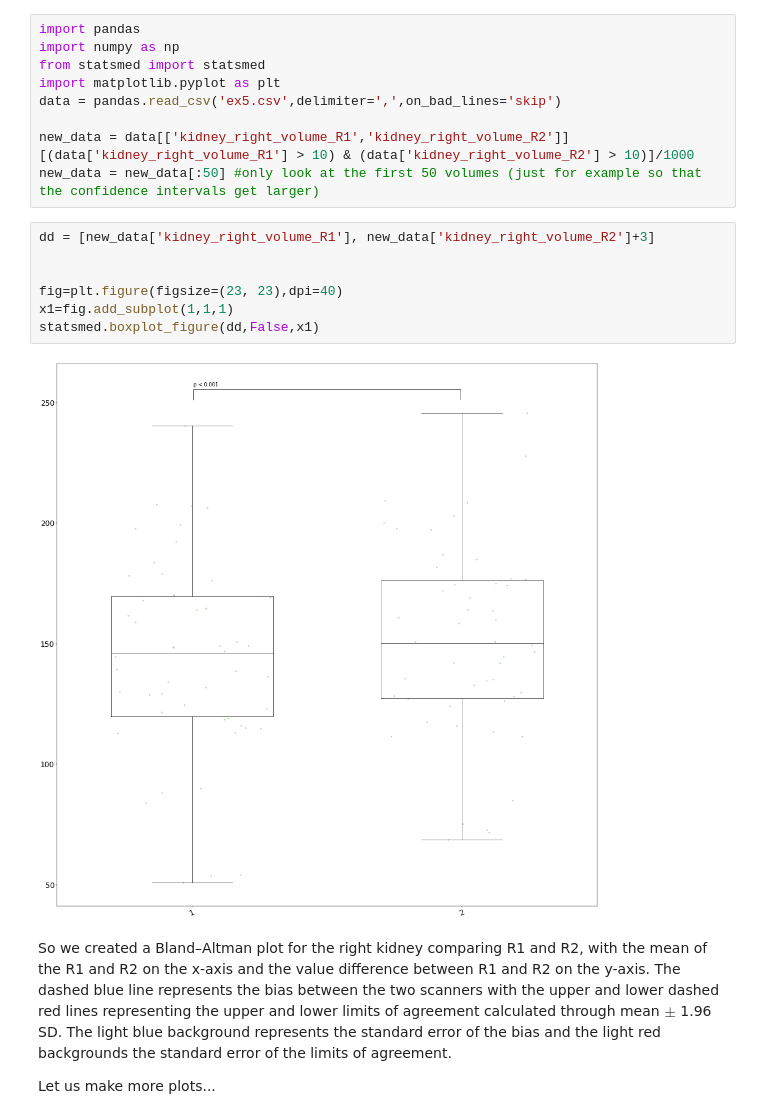
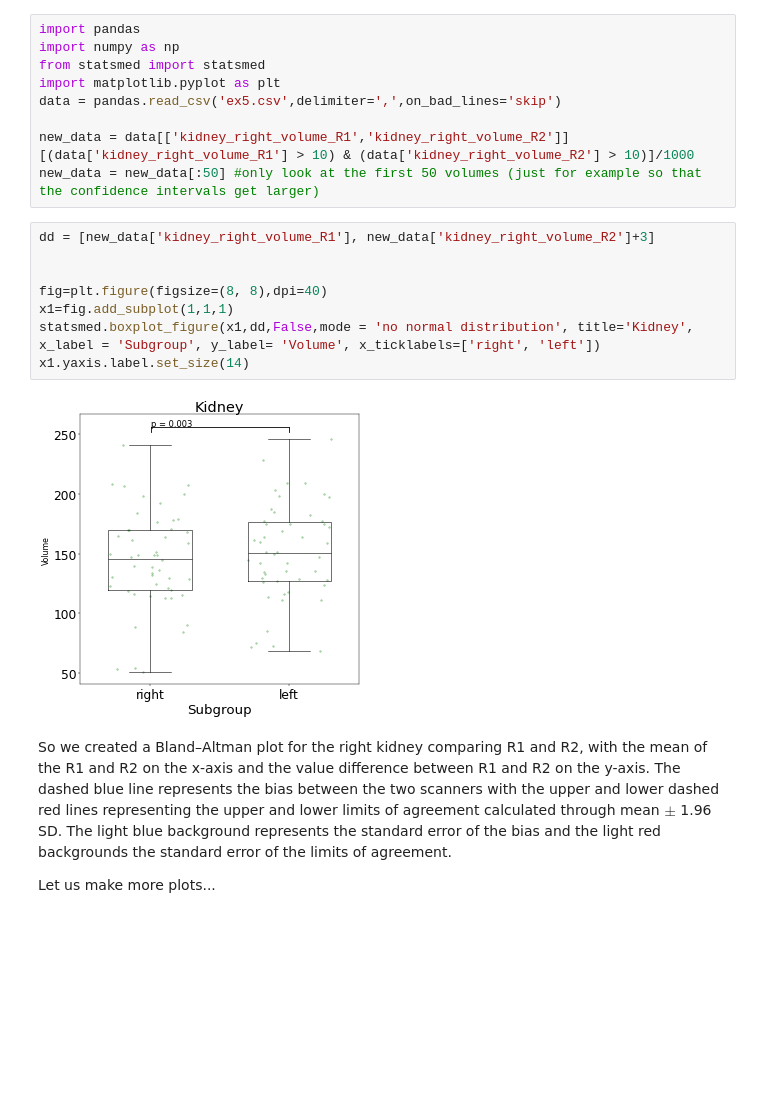
Before and after one commit to segemart/statsmed, a Jupyter notebook: examples/example6/Boxplots.ipynb, the cells around one changed output. Saved outputs shown, nothing was run; the diff lists cells and outputs as text; blank space fills up the shorter version.

Commit message:
Boxplots

```diff
--- a/examples/example6/Bland-Altman-Plots.ipynb
+++ b/examples/example6/Boxplots.ipynb
@@ -25,12 +25,13 @@ new_data = new_data[:50] #only look at the first 50 volumes (just for example so
 # %%
 dd = [new_data['kidney_right_volume_R1'], new_data['kidney_right_volume_R2']+3]
 
 
-fig=plt.figure(figsize=(23, 23),dpi=40)
+fig=plt.figure(figsize=(8, 8),dpi=40)
 x1=fig.add_subplot(1,1,1)
-statsmed.boxplot_figure(dd,False,x1)
+statsmed.boxplot_figure(x1,dd,False,mode = 'no normal distribution', title='Kidney', x_label = 'Subgroup', y_label= 'Volume', x_ticklabels=['right', 'left'])
+x1.yaxis.label.set_size(14)
 # %% [output]
-[figure, old version]
+[figure, new version]
 # %% [markdown]
 So we created a Bland–Altman plot for the right kidney comparing R1 and R2, with the mean of the R1 and R2 on the x-axis and the value difference between R1 and R2 on the y-axis. The dashed blue line represents the bias between the two scanners with the upper and lower dashed red lines representing the upper and lower limits of agreement calculated through mean $\pm$ 1.96 SD. The light blue background represents the standard error of the bias and the light red backgrounds the standard error of the limits of agreement.
 
```
Also changed, not shown: parts of 2 cells of this notebook, 2 other files.
